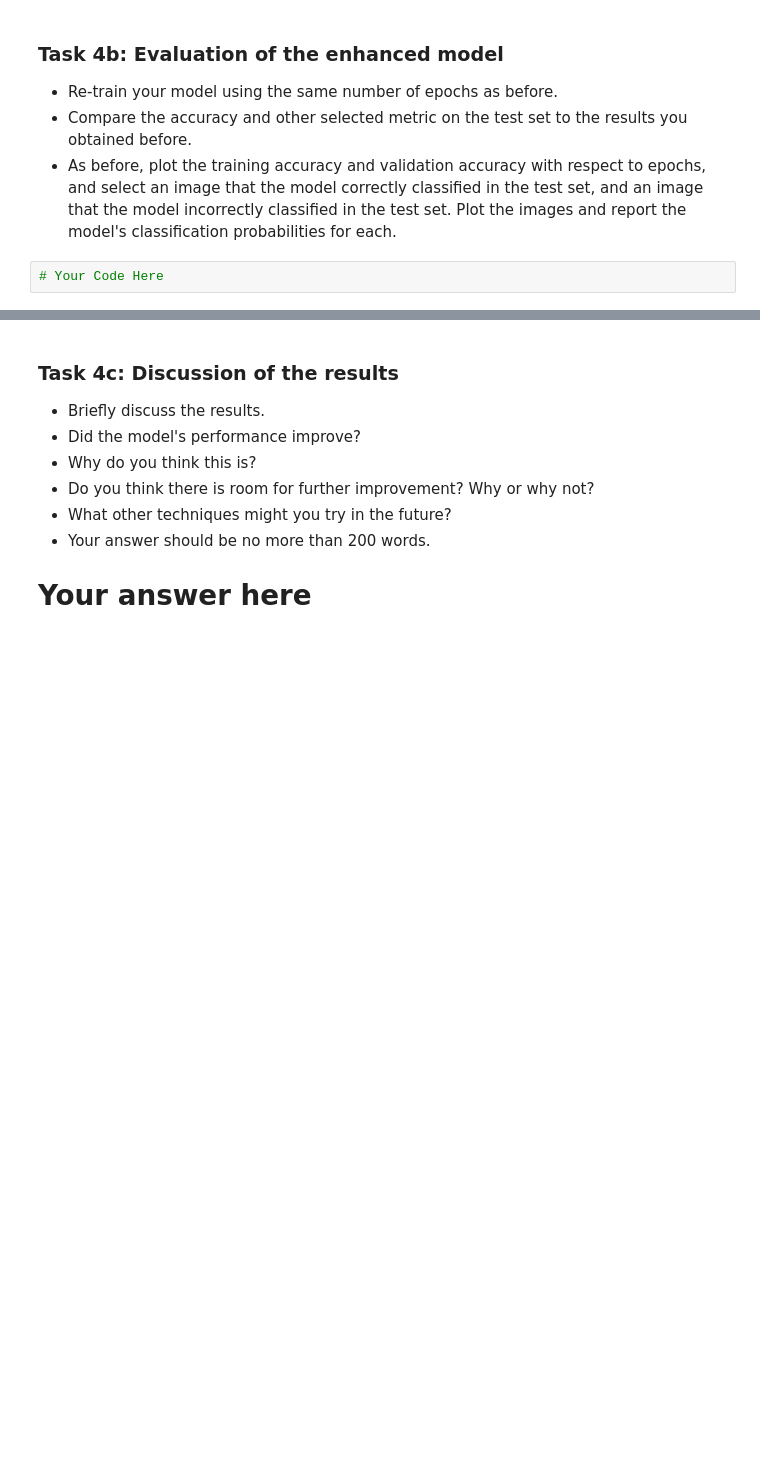
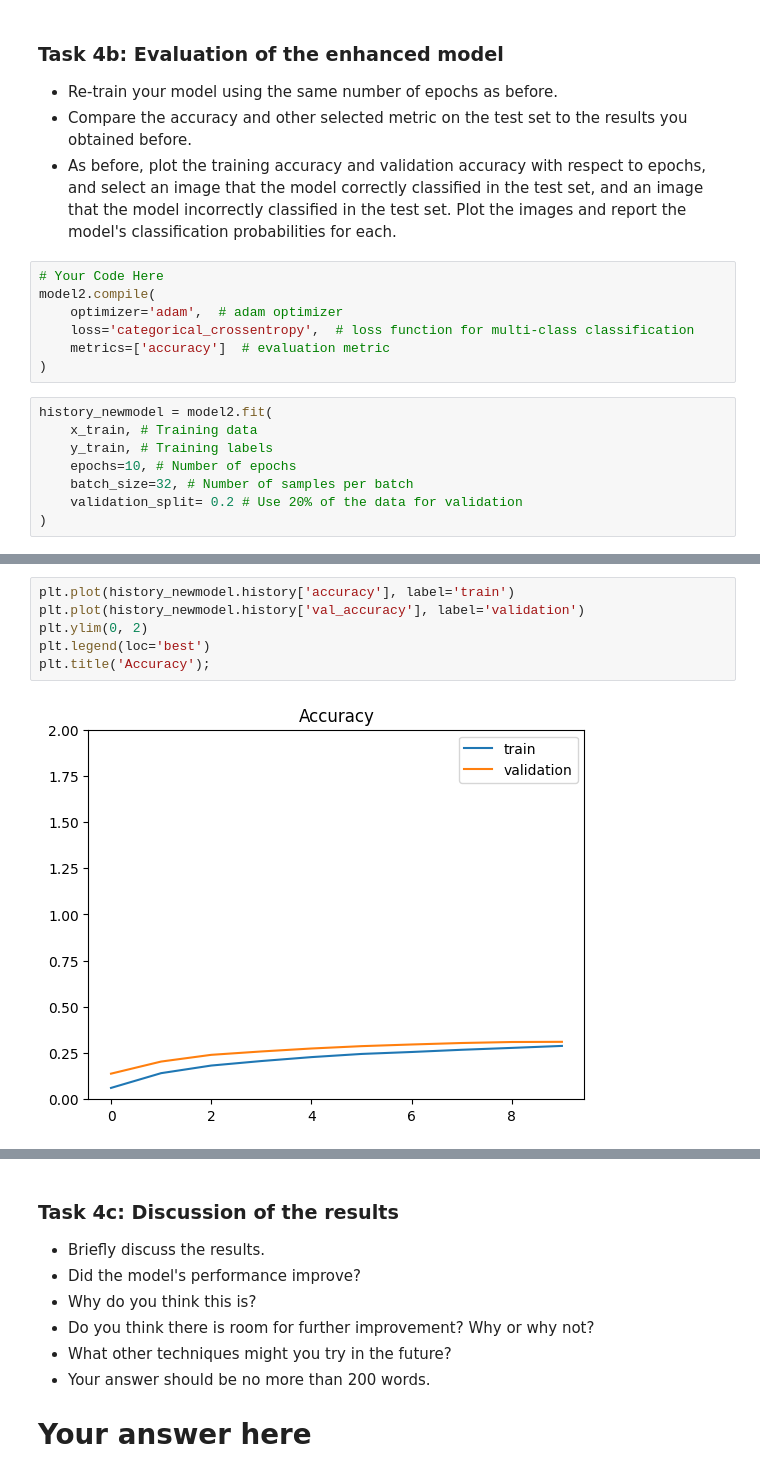
Before and after one commit to neethil/deep_learning, a Jupyter notebook: 02_activities/assignments/assignment_1.ipynb, the cells around one changed output, grey strips where cells are left out. Drawn from its saved outputs; the diff is of its cells as text; blank space fills up the shorter version.

```diff
--- a/02_activities/assignments/assignment_1.ipynb
+++ b/02_activities/assignments/assignment_1.ipynb
@@ -451,3 +500,16 @@ Here we randomly select an incorrect image and compute its class index, probabil
 - As before, plot the training accuracy and validation accuracy with respect to epochs, and select an image that the model correctly classified in the test set, and an image that the model incorrectly classified in the test set. Plot the images and report the model's classification probabilities for each.
 # %%
 # Your Code Here
+model2.compile(
+    optimizer='adam',  # adam optimizer
+    loss='categorical_crossentropy',  # loss function for multi-class classification
+    metrics=['accuracy']  # evaluation metric
+)
+# %%
+history_newmodel = model2.fit(
+    x_train, # Training data
+    y_train, # Training labels
+    epochs=10, # Number of epochs
+    batch_size=32, # Number of samples per batch
+    validation_split= 0.2 # Use 20% of the data for validation
+)
@@ -453,0 +592,8 @@ Here we randomly select an incorrect image and compute its class index, probabil
+# %%
+plt.plot(history_newmodel.history['accuracy'], label='train')
+plt.plot(history_newmodel.history['val_accuracy'], label='validation')
+plt.ylim(0, 2)
+plt.legend(loc='best')
+plt.title('Accuracy');
+# %% [output]
+[figure, added]
```
Also changed, not shown: parts of 22 cells of this notebook.
